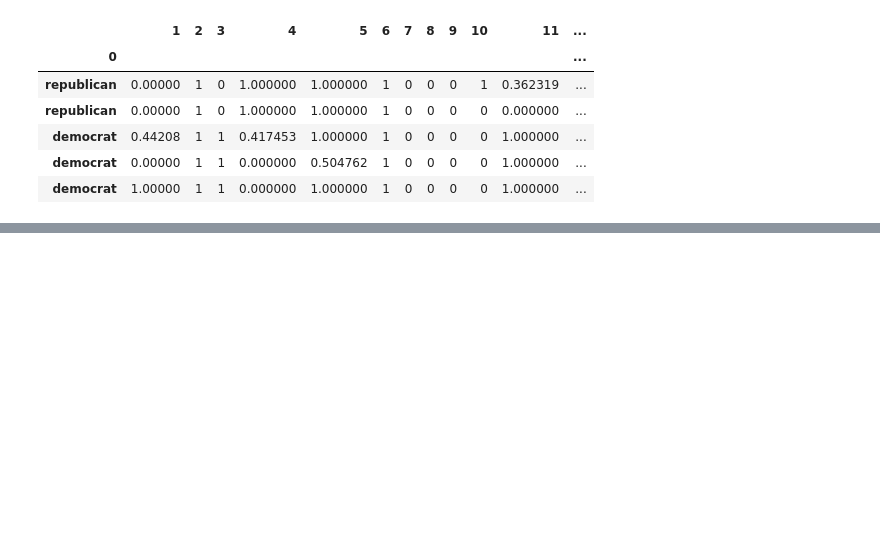
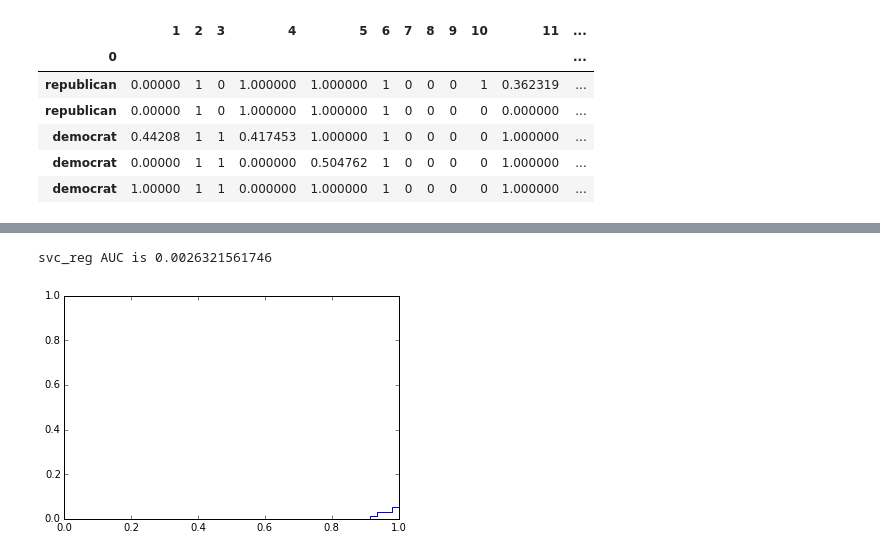
Before and after one commit to potatochip/heart_disease_prediction, a Jupyter notebook: classification_error_challenges.ipynb, the cells around one changed output, grey strips where cells are left out. Cells and saved outputs as stored; diff of their text form; code cells hidden in the pictures; blank space fills up the shorter version.

```diff
--- a/classification_error_challenges.ipynb
+++ b/classification_error_challenges.ipynb
@@ -74,6 +102,9 @@ print accuracy_score(df_test.index, gaussian_test_results)
 # %%
-svc_reg = SVC()
+svc_reg = SVC(probability=True)
 svc_reg.fit(df_train.values, df_train.index)
 svc_test_results = svc_reg.predict(df_test.values)
 print accuracy_score(df_test.index, svc_test_results)
+print precision_score(df_test.index, svc_test_results, average='binary', pos_label='democrat')
+print recall_score(df_test.index, svc_test_results, pos_label='democrat')
+print f1_score(df_test.index, svc_test_results, pos_label='democrat')
 # %% [output]
@@ -94,0 +175,10 @@ print accuracy_score(df_test.index, rfc_test_results)
+# %%
+svc_reg.fit(df_train.values, df_train.index)
+probabilities = svc_reg.fit(df_train.values, df_train.index).predict_proba(df_test.values)
+fpr, tpr, thresholds = roc_curve(df_test.index, probabilities[:, 1], pos_label='democrat')
+roc_auc = auc(fpr, tpr)
+plt.plot(fpr, tpr)
+print("svc_reg AUC is {0}".format(roc_auc))
+# %% [output]
+svc_reg AUC is 0.0026321561746
+[figure, added]
```
Also changed, not shown: parts of 37 cells of this notebook, 58 other files.
